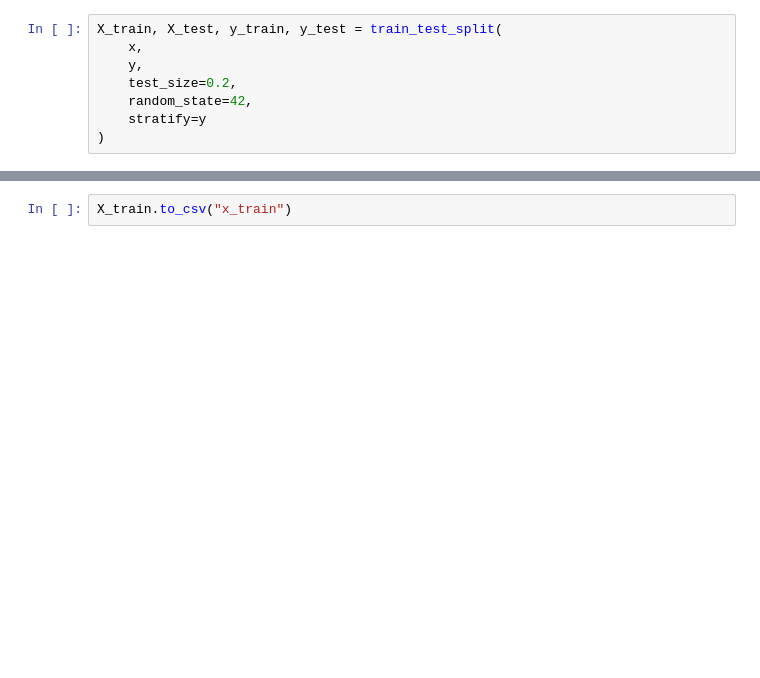
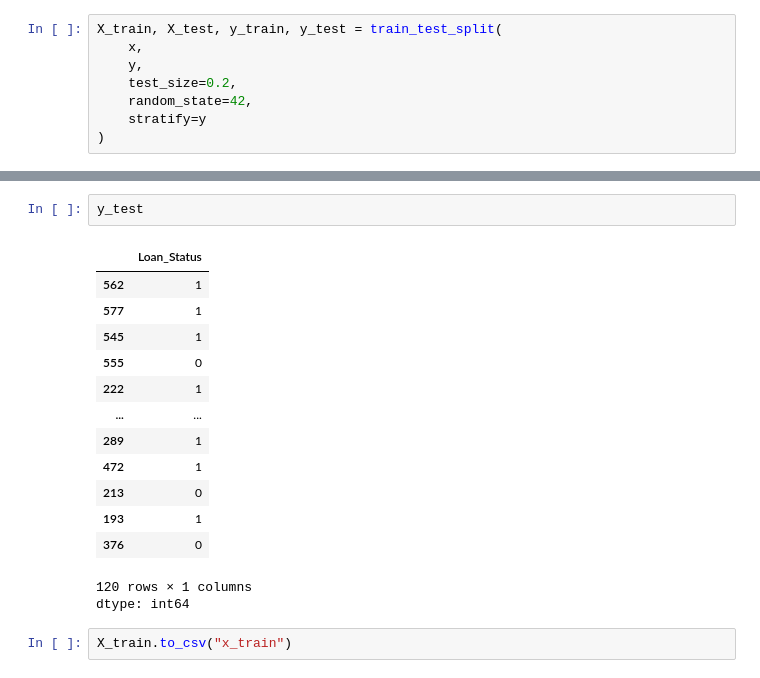
Before and after one commit to Sohomdas2004/Intelligent-Loan-Approval-System, a Jupyter notebook: Notebook/Preprocessing.ipynb, the cells around one changed output, grey strips where cells are left out. Drawn from its saved outputs; the diff is of its cells as text; blank space fills up the shorter version.

```diff
--- a/Notebook/Preprocessing.ipynb
+++ b/Notebook/Preprocessing.ipynb
@@ -95,3 +114,20 @@ X_test
+# %%
+y_test
+# %% [output]
+|  | Loan_Status |
+| 562 | 1 |
+| 577 | 1 |
+| 545 | 1 |
+| 555 | 0 |
+| 222 | 1 |
+| ... | ... |
+| 289 | 1 |
+| 472 | 1 |
+| 213 | 0 |
+| 193 | 1 |
+| 376 | 0 |
+120 rows × 1 columns
+dtype: int64
 # %%
 X_train.to_csv("x_train")
 # %%
```
Also changed, not shown: parts of 5 cells of this notebook, 4 other files.
